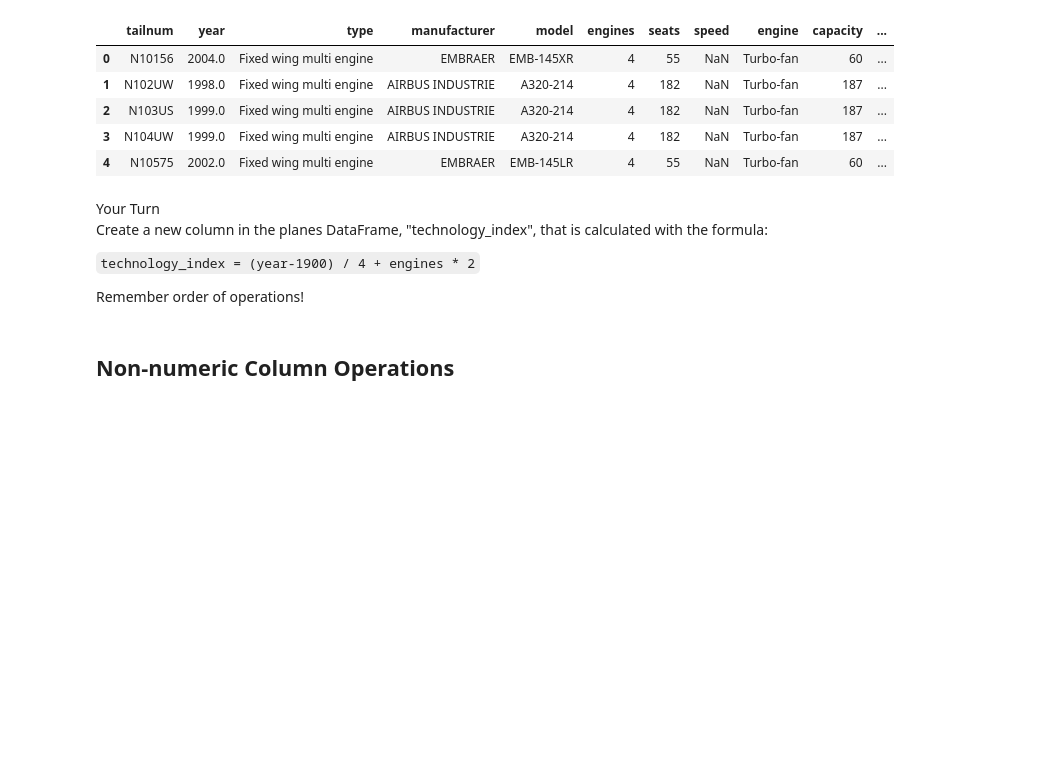
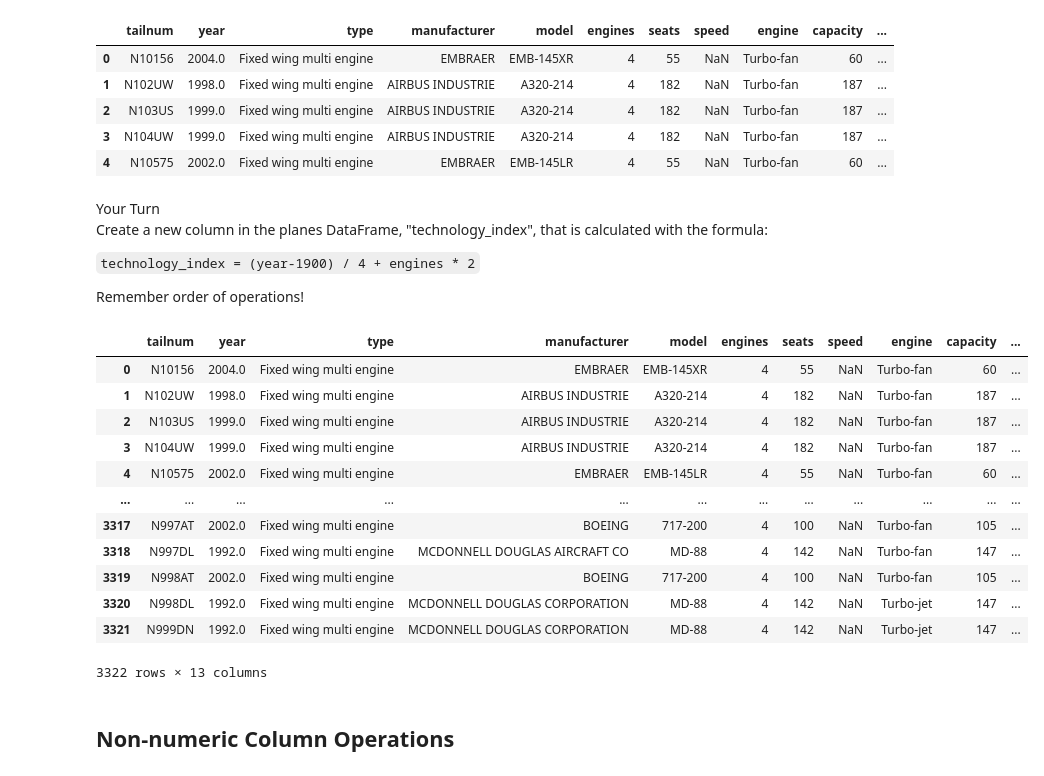
Before and after one commit to uc-python/intro-python-datasci, a Jupyter notebook: notebooks/06-Manipulating-Columns.ipynb, the cells around one changed output. Saved outputs shown, nothing was run; the diff lists cells and outputs as text; code cells hidden in the pictures; blank space fills up the shorter version.

```diff
--- a/notebooks/06-Manipulating-Columns.ipynb
+++ b/notebooks/06-Manipulating-Columns.ipynb
@@ -211,6 +215,23 @@ Create a new column in the planes DataFrame, "technology_index", that is calcula
 `technology_index = (year-1900) / 4 + engines * 2`
 
 Remember order of operations!
+# %%
+planes['technology_index'] = (planes['year'] - 1900) / 4 + planes['engines'] * 2
+planes
+# %% [output]
+|  | tailnum | year | type | manufacturer | model | engines | seats | speed | engine | capacity | ... |
+| 0 | N10156 | 2004.0 | Fixed wing multi engine | EMBRAER | EMB-145XR | 4 | 55 | NaN | Turbo-fan | 60 | ... |
+| 1 | N102UW | 1998.0 | Fixed wing multi engine | AIRBUS INDUSTRIE | A320-214 | 4 | 182 | NaN | Turbo-fan | 187 | ... |
+| 2 | N103US | 1999.0 | Fixed wing multi engine | AIRBUS INDUSTRIE | A320-214 | 4 | 182 | NaN | Turbo-fan | 187 | ... |
+| 3 | N104UW | 1999.0 | Fixed wing multi engine | AIRBUS INDUSTRIE | A320-214 | 4 | 182 | NaN | Turbo-fan | 187 | ... |
+| 4 | N10575 | 2002.0 | Fixed wing multi engine | EMBRAER | EMB-145LR | 4 | 55 | NaN | Turbo-fan | 60 | ... |
+| ... | ... | ... | ... | ... | ... | ... | ... | ... | ... | ... | ... |
+| 3317 | N997AT | 2002.0 | Fixed wing multi engine | BOEING | 717-200 | 4 | 100 | NaN | Turbo-fan | 105 | ... |
+| 3318 | N997DL | 1992.0 | Fixed wing multi engine | MCDONNELL DOUGLAS AIRCRAFT CO | MD-88 | 4 | 142 | NaN | Turbo-fan | 147 | ... |
+| 3319 | N998AT | 2002.0 | Fixed wing multi engine | BOEING | 717-200 | 4 | 100 | NaN | Turbo-fan | 105 | ... |
+| 3320 | N998DL | 1992.0 | Fixed wing multi engine | MCDONNELL DOUGLAS CORPORATION | MD-88 | 4 | 142 | NaN | Turbo-jet | 147 | ... |
+| 3321 | N999DN | 1992.0 | Fixed wing multi engine | MCDONNELL DOUGLAS CORPORATION | MD-88 | 4 | 142 | NaN | Turbo-jet | 147 | ... |
+3322 rows × 13 columns
 # %% [markdown]
 ## Non-numeric Column Operations
 # %% [markdown]
```
Also changed, not shown: parts of 5 cells of this notebook, 2 other files.
